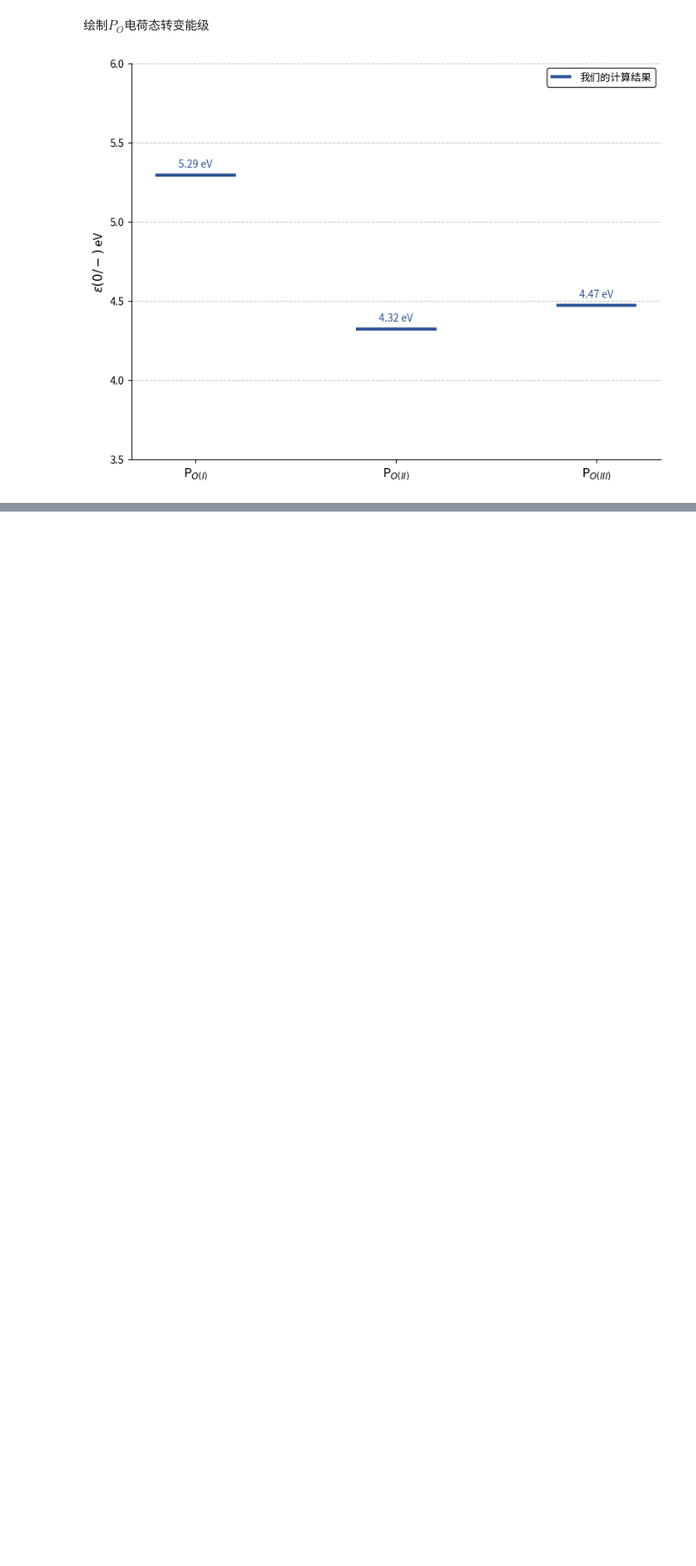
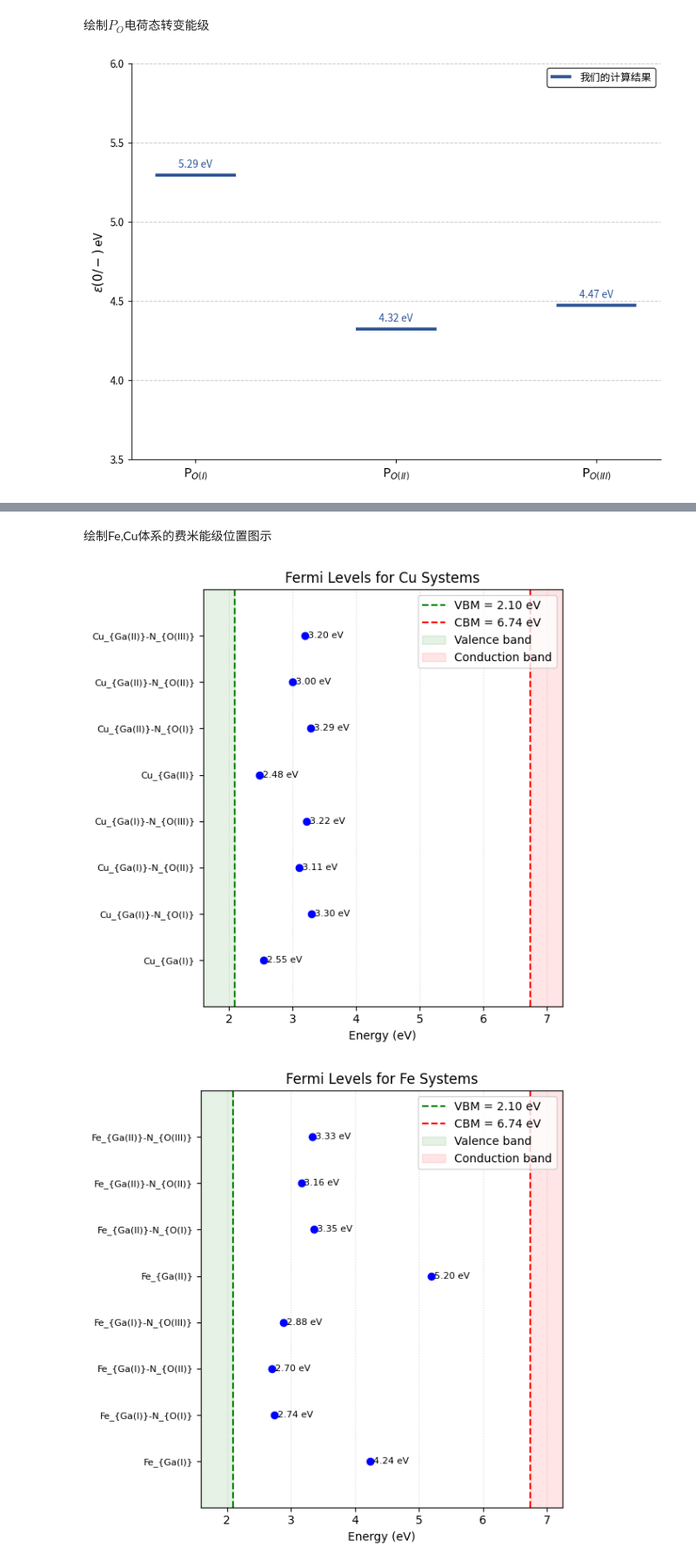
Before and after one commit to MelVoyager/P-type-Ga2O3, a Jupyter notebook: util/plot.ipynb, the cells around one changed output, grey strips where cells are left out. Shown: that part at 87% size. Saved outputs shown, nothing was run; the diff lists cells and outputs as text; code cells hidden in the pictures; blank space fills up the shorter version.

```diff
--- a/util/plot.ipynb
+++ b/util/plot.ipynb
@@ -215,0 +286,70 @@ plt.show()
+# %% [markdown]
+绘制Fe,Cu体系的费米能级位置图示
+# %%
+import matplotlib.pyplot as plt
+
+# 带隙边界
+vbm = 2.095
+cbm = 6.7428
+
+# Cu 系统费米能级
+cu_fermi = {
+    "Cu_{Ga(I)}": 2.5483269,
+    "Cu_{Ga(I)}-N_{O(I)}": 3.3027539,
+    "Cu_{Ga(I)}-N_{O(II)}": 3.10956582,
+    "Cu_{Ga(I)}-N_{O(III)}": 3.2246764,
+    "Cu_{Ga(II)}": 2.48227186,
+    "Cu_{Ga(II)}-N_{O(I)}": 3.28740886,
+    "Cu_{Ga(II)}-N_{O(II)}": 2.99816108,
+    "Cu_{Ga(II)}-N_{O(III)}": 3.19953939,
+}
+
+# Fe 系统费米能级
+fe_fermi = {
+    "Fe_{Ga(I)}": 4.24051661,
+    "Fe_{Ga(I)}-N_{O(I)}": 2.73651925,
+    "Fe_{Ga(I)}-N_{O(II)}": 2.69944739,
+    "Fe_{Ga(I)}-N_{O(III)}": 2.87581599,
+    "Fe_{Ga(II)}": 5.1957575,
+    "Fe_{Ga(II)}-N_{O(I)}": 3.35306625,
+    "Fe_{Ga(II)}-N_{O(II)}": 3.15798264,
+    "Fe_{Ga(II)}-N_{O(III)}": 3.3337761
+}
+
+def plot_fermi_levels(fermi_dict, title):
+    plt.figure(figsize=(6, 6))
+    y_positions = range(len(fermi_dict))
+    labels = list(fermi_dict.keys())
+    values = list(fermi_dict.values())
+
+    # 绘制费米能级点和文本
+    for y, val, label in zip(y_positions, values, labels):
+        plt.plot(val, y, 'o', color='blue')
+        plt.text(val + 0.05, y, f"{val:.2f} eV", va='center', fontsize=8)
+
+    # 绘制 VBM / CBM 线
+    plt.axvline(vbm, color='green', linestyle='--', label=f'VBM = {vbm:.2f} eV')
+    plt.axvline(cbm, color='red', linestyle='--', label=f'CBM = {cbm:.2f} eV')
+
+    # 填充价带左侧和导带右侧区域
+    plt.axvspan(vbm - 0.5, vbm, color='green', alpha=0.1, label='Valence band')
+    plt.axvspan(cbm, cbm + 0.5, color='red', alpha=0.1, label='Conduction band')
+
+    # 图形设置
+    plt.yticks(y_positions, labels, fontsize=8)
+    plt.xlabel("Energy (eV)")
+    plt.title(title)
+    plt.xlim(vbm - 0.5, cbm + 0.5)
+    plt.ylim(-1, len(fermi_dict))
+    plt.legend(loc='upper right')
+    plt.grid(axis='x', linestyle=':', alpha=0.5)
+    plt.tight_layout()
+    plt.show()
+
+
+# 绘图
+plot_fermi_levels(cu_fermi, "Fermi Levels for Cu Systems")
+plot_fermi_levels(fe_fermi, "Fermi Levels for Fe Systems")
+# %% [output]
+[figure, added]
+[figure, added]
```
Also changed, not shown: parts of 7 cells of this notebook, 27 other files.
